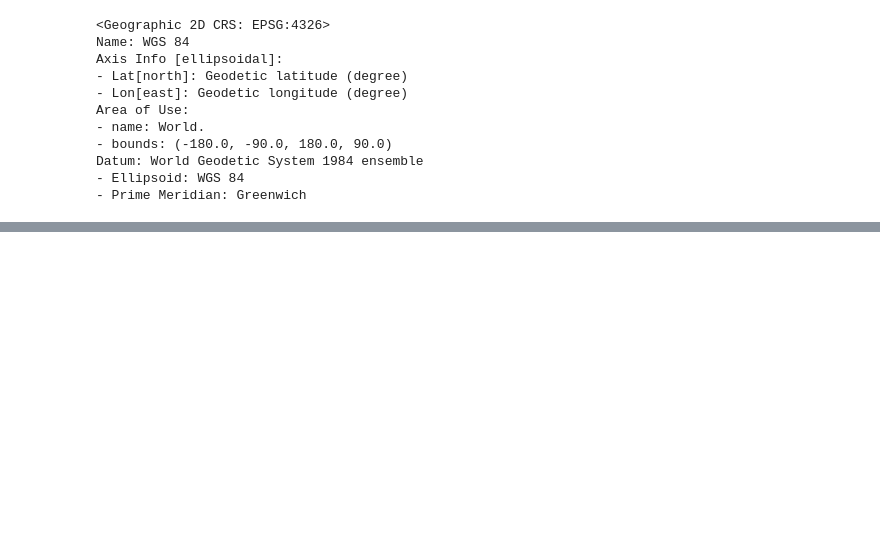
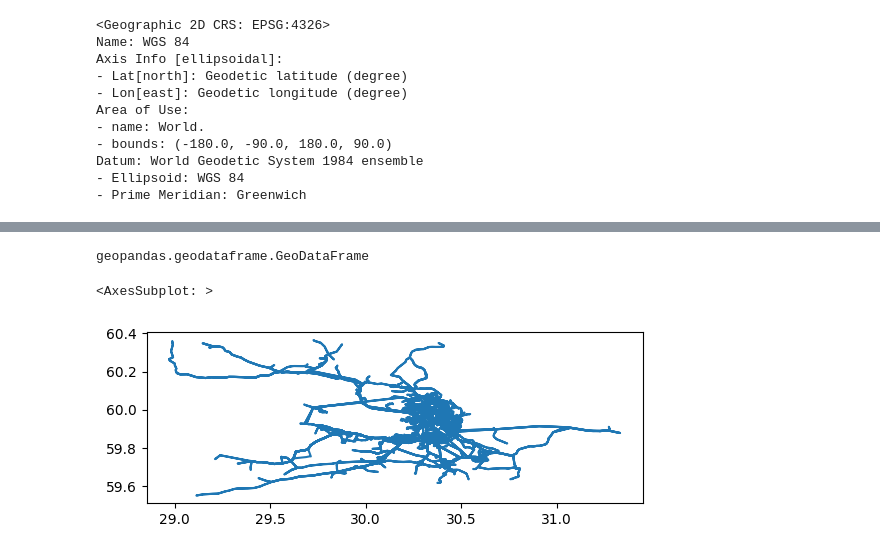
Before and after one commit to baltti/python-spatial, a Jupyter notebook: Основы работы с пространственными данными в python.ipynb, the cells around one changed output, grey strips where cells are left out. Cells and saved outputs as stored; diff of their text form; code cells hidden in the pictures; blank space fills up the shorter version.

```diff
--- a/Основы работы с пространственными данными в python.ipynb
+++ b/Основы работы с пространственными данными в python.ipynb
@@ -520,0 +792,7 @@ Datum: World Geodetic System 1984 ensemble
+# %%
+routes = stops.groupby('Идентификатор маршрута').agg({
+    'Наименование маршрута': 'first',
+    'geometry': lambda x: LineString(x.to_list()),
+}).reset_index()
+
+routes
@@ -520,0 +817,3 @@ Datum: World Geodetic System 1984 ensemble
+# %%
+routes = gpd.GeoDataFrame(routes)
+routes
@@ -520,0 +834,9 @@ Datum: World Geodetic System 1984 ensemble
+# %%
+type(routes)
+# %% [output]
+geopandas.geodataframe.GeoDataFrame
+# %%
+routes.plot()
+# %% [output]
+<AxesSubplot: >
+[figure, added]
```
Also changed, not shown: parts of 91 cells of this notebook, 4 other files.
